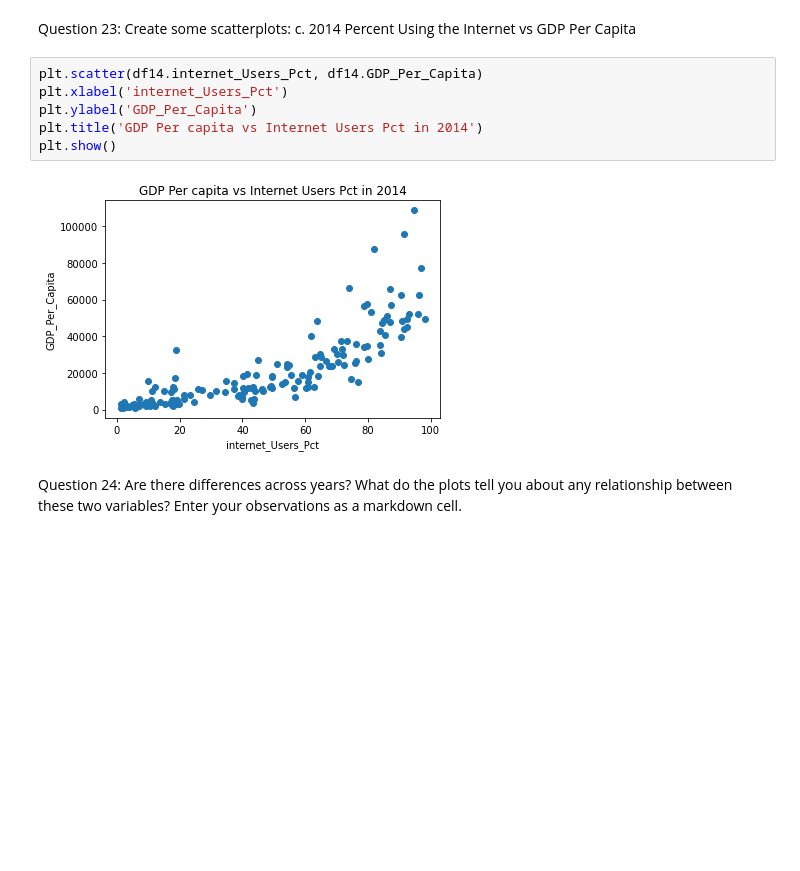
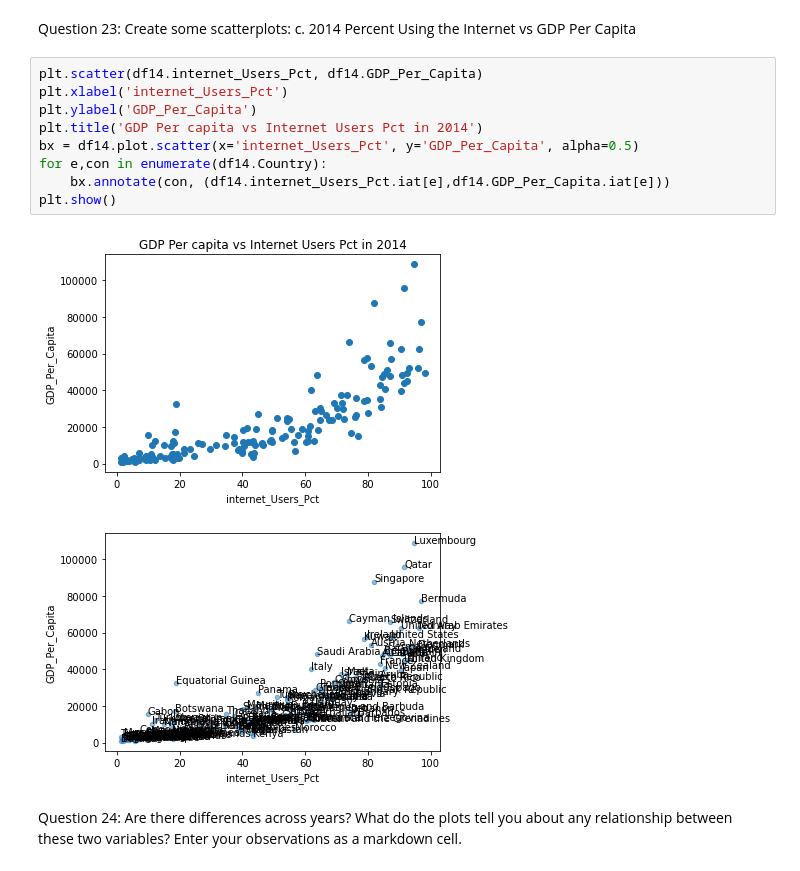
Before and after one commit to Mackeyk88/gdp-and-internet-usage-python, a Jupyter notebook: Notebook/Python1.ipynb, the cells around one changed output. Saved outputs shown, nothing was run; the diff lists cells and outputs as text; blank space fills up the shorter version.

```diff
--- a/Notebook/Python1.ipynb
+++ b/Notebook/Python1.ipynb
@@ -336,11 +336,15 @@ Question 23: Create some scatterplots: c. 2014 Percent Using the Internet vs GDP
 # %%
 plt.scatter(df14.internet_Users_Pct, df14.GDP_Per_Capita)
 plt.xlabel('internet_Users_Pct')
 plt.ylabel('GDP_Per_Capita')
 plt.title('GDP Per capita vs Internet Users Pct in 2014')
+bx = df14.plot.scatter(x='internet_Users_Pct', y='GDP_Per_Capita', alpha=0.5)
+for e,con in enumerate(df14.Country):
+    bx.annotate(con, (df14.internet_Users_Pct.iat[e],df14.GDP_Per_Capita.iat[e]))
 plt.show()
 # %% [output]
 [figure]
+[figure, added]
 # %% [markdown]
 Question 24: Are there differences across years? What do the plots tell you about any relationship between these two variables? Enter your observations as a markdown cell.
 # %% [markdown]
```
Also changed, not shown: parts of 5 cells of this notebook.
